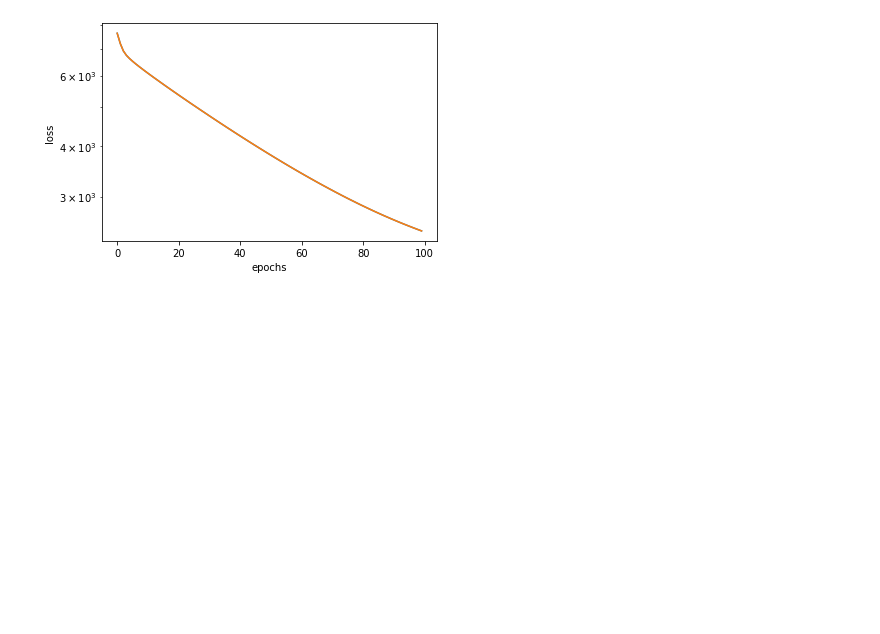
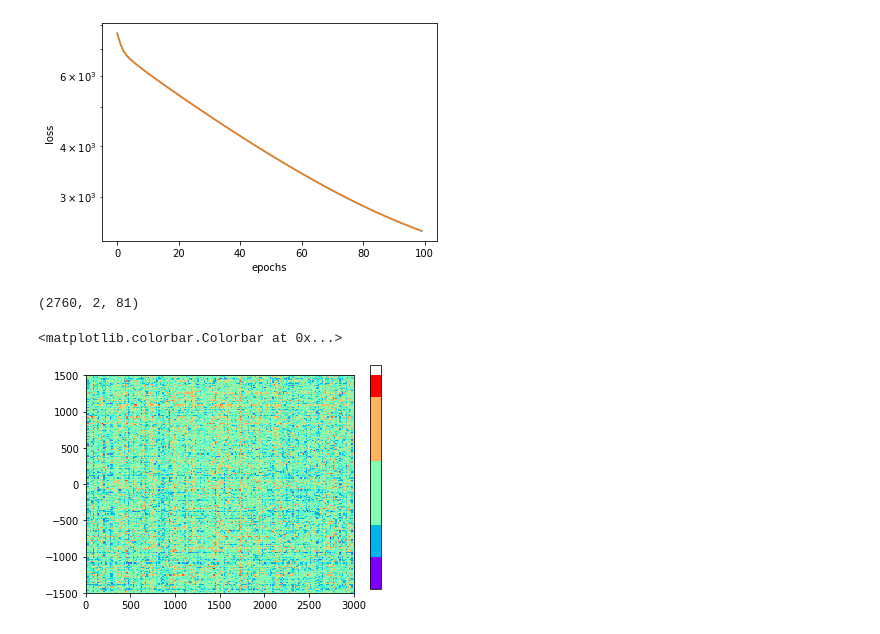
Before and after one commit to thomas-allard/datafrac, a Jupyter notebook: PINNs/elasticity_PINNv2.ipynb, the cells around one changed output. Drawn from its saved outputs; the diff is of its cells as text; code cells hidden in the pictures; blank space fills up the shorter version.

```diff
--- a/PINNs/elasticity_PINNv2.ipynb
+++ b/PINNs/elasticity_PINNv2.ipynb
@@ -386,3 +386,55 @@ mu: [0.36445153],  lamb: [0.14221303]
 mu: [0.36445153],  lamb: [0.14221303]
 loss: [7642.141359766141, 7204.863488588479, 6906.491256551232, 6733.383593274985, 6612.498251799937, 6509.3386872239735, 6414.862086649928, 6326.027593842005, 6241.418393216637, 6158.373680421089, 60 ...
 [figure]
+# %%
+
+
+np.shape(U_star)
+U_star = np.moveaxis(U_star, 0, -1)
+np.shape(U_star)
+# %% [output]
+(2760, 2, 81)
+# %%
+#Arrange data for plotting
+
+# Load data
+#data = scipy.io.loadmat(data_file)
+#p_pred = test_result[2]
+
+# Unpacking the .nc file
+
+disp_x=set.sel(field='ux').to_array() # T x N # (81, 2760)
+disp_y=set.sel(field='uy').to_array() # T x N # (81, 2760)
+U_star=np.dstack([disp_x,disp_y])     # T x N x 2 (81, 2760, 2)
+U_star = np.moveaxis(U_star, 0, -1)# N x 2 x T
+
+P_star = np.asarray(set.sel(field='S22').to_array()).T # N x T
+t_star = time #data['t'] # T x 1
+X_star = grid # grid is N x 2 or shape (2760, 2)
+
+snap = np.array([80])
+x_star = X_star[:,0:1]
+y_star = X_star[:,1:2]
+p_star = P_star[:,snap]
+#p_test = P_pred[:,snap]
+# Predict for plotting
+lb = X_star.min(0)
+ub = X_star.max(0)
+nn = 200
+x = np.linspace(lb[0], ub[0], nn)
+y = np.linspace(lb[1], ub[1], nn)
+X, Y = np.meshgrid(x,y)
+
+from scipy.interpolate import griddata
+P_exact = griddata(X_star, p_star.flatten(), (X, Y), method='cubic')
+
+#PP_star = griddata(X_star, p_pred.flatten(), (X, Y), method='cubic')
+# %%
+# Plot "exact" pressure field
+plt.imshow(P_exact, interpolation='nearest', cmap='rainbow',
+                  extent=[x_star.min(), x_star.max(), y_star.min(), y_star.max()],
+                  origin='lower', aspect='auto')
+plt.colorbar()
+# %% [output]
+<matplotlib.colorbar.Colorbar at 0x...>
+[figure, added]
```
